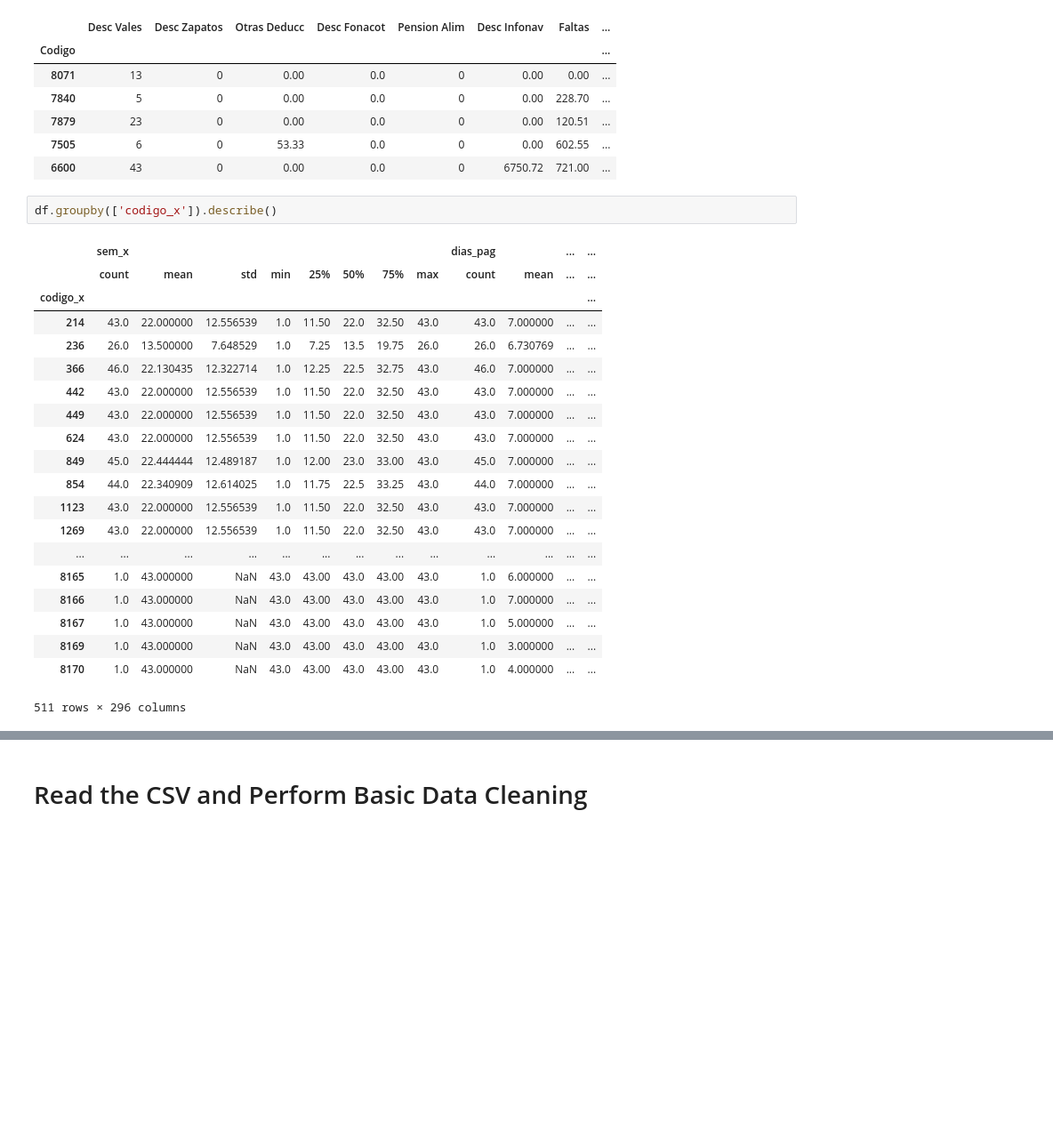
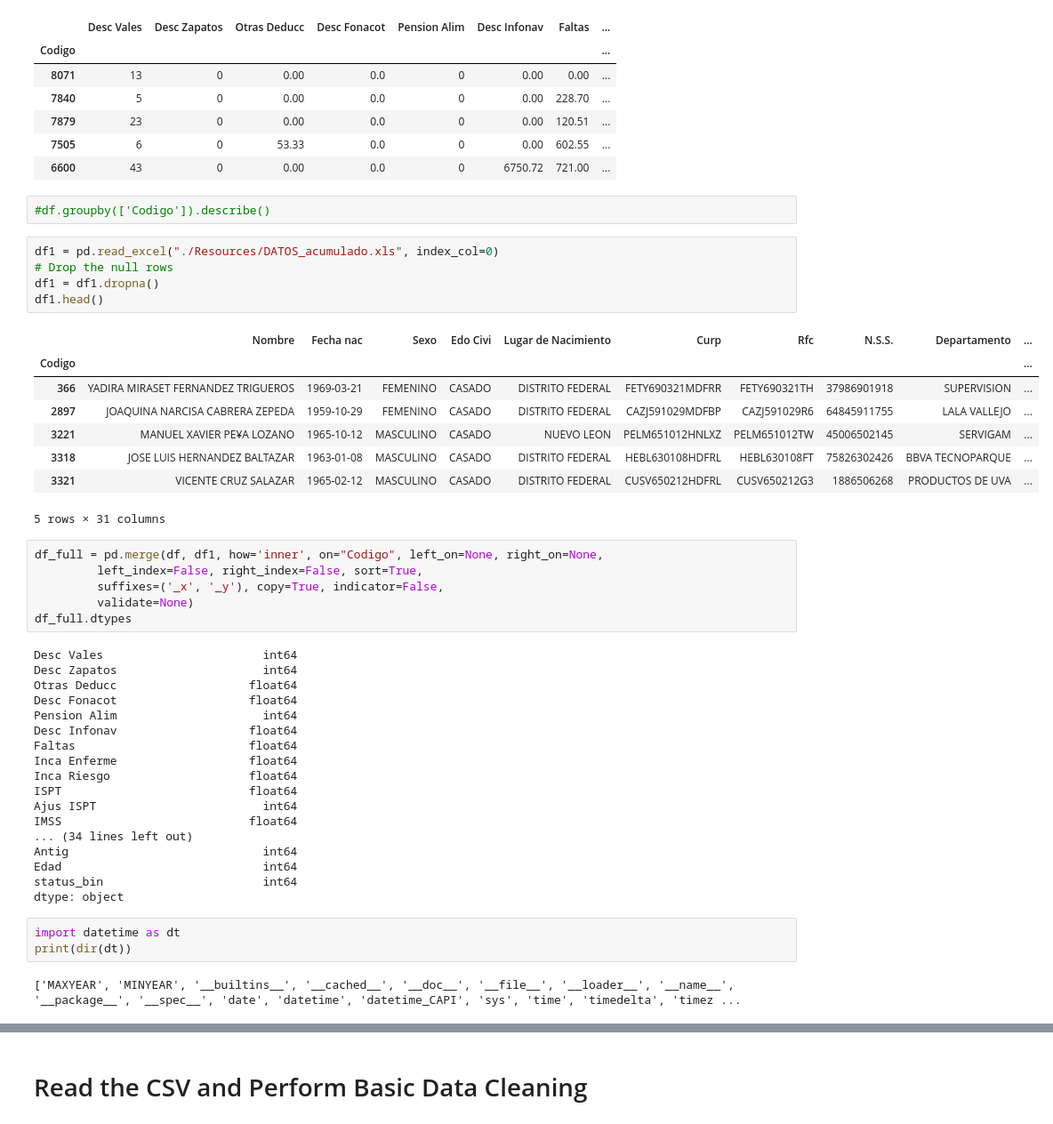
Before and after one commit to mmastermind/HR_Boost, a Jupyter notebook: HR_Boost/HR_Boost/static/scripts/Deep_learning_acumulados.ipynb, the cells around one changed output, grey strips where cells are left out. Shown: that part at 89% size. Saved outputs shown, nothing was run; the diff lists cells and outputs as text; blank space fills up the shorter version.

```diff
--- a/HR_Boost/HR_Boost/static/scripts/Deep_learning_acumulados.ipynb
+++ b/HR_Boost/HR_Boost/static/scripts/Deep_learning_acumulados.ipynb
@@ -19,26 +19,48 @@ df.head()
 | 7879 | 23 | 0 | 0.00 | 0.0 | 0 | 0.00 | 120.51 | ... |
 | 7505 | 6 | 0 | 53.33 | 0.0 | 0 | 0.00 | 602.55 | ... |
 | 6600 | 43 | 0 | 0.00 | 0.0 | 0 | 6750.72 | 721.00 | ... |
-# %%
-df.groupby(['codigo_x']).describe()
-# %% [output]
-|  | sem_x |  |  |  |  |  |  |  | dias_pag |  | ... | ... |
-|  | count | mean | std | min | 25% | 50% | 75% | max | count | mean | ... | ... |
-| codigo_x |  |  |  |  |  |  |  |  |  |  |  | ... |
-| 214 | 43.0 | 22.000000 | 12.556539 | 1.0 | 11.50 | 22.0 | 32.50 | 43.0 | 43.0 | 7.000000 | ... | ... |
-| 236 | 26.0 | 13.500000 | 7.648529 | 1.0 | 7.25 | 13.5 | 19.75 | 26.0 | 26.0 | 6.730769 | ... | ... |
-| 366 | 46.0 | 22.130435 | 12.322714 | 1.0 | 12.25 | 22.5 | 32.75 | 43.0 | 46.0 | 7.000000 | ... | ... |
-| 442 | 43.0 | 22.000000 | 12.556539 | 1.0 | 11.50 | 22.0 | 32.50 | 43.0 | 43.0 | 7.000000 | ... | ... |
-| 449 | 43.0 | 22.000000 | 12.556539 | 1.0 | 11.50 | 22.0 | 32.50 | 43.0 | 43.0 | 7.000000 | ... | ... |
-| 624 | 43.0 | 22.000000 | 12.556539 | 1.0 | 11.50 | 22.0 | 32.50 | 43.0 | 43.0 | 7.000000 | ... | ... |
-| 849 | 45.0 | 22.444444 | 12.489187 | 1.0 | 12.00 | 23.0 | 33.00 | 43.0 | 45.0 | 7.000000 | ... | ... |
-| 854 | 44.0 | 22.340909 | 12.614025 | 1.0 | 11.75 | 22.5 | 33.25 | 43.0 | 44.0 | 7.000000 | ... | ... |
-| 1123 | 43.0 | 22.000000 | 12.556539 | 1.0 | 11.50 | 22.0 | 32.50 | 43.0 | 43.0 | 7.000000 | ... | ... |
-| 1269 | 43.0 | 22.000000 | 12.556539 | 1.0 | 11.50 | 22.0 | 32.50 | 43.0 | 43.0 | 7.000000 | ... | ... |
-| ... | ... | ... | ... | ... | ... | ... | ... | ... | ... | ... | ... | ... |
-| 8165 | 1.0 | 43.000000 | NaN | 43.0 | 43.00 | 43.0 | 43.00 | 43.0 | 1.0 | 6.000000 | ... | ... |
-| 8166 | 1.0 | 43.000000 | NaN | 43.0 | 43.00 | 43.0 | 43.00 | 43.0 | 1.0 | 7.000000 | ... | ... |
-| 8167 | 1.0 | 43.000000 | NaN | 43.0 | 43.00 | 43.0 | 43.00 | 43.0 | 1.0 | 5.000000 | ... | ... |
-| 8169 | 1.0 | 43.000000 | NaN | 43.0 | 43.00 | 43.0 | 43.00 | 43.0 | 1.0 | 3.000000 | ... | ... |
-| 8170 | 1.0 | 43.000000 | NaN | 43.0 | 43.00 | 43.0 | 43.00 | 43.0 | 1.0 | 4.000000 | ... | ... |
-511 rows × 296 columns
+# %%
+#df.groupby(['Codigo']).describe()
+# %%
+df1 = pd.read_excel("./Resources/DATOS_acumulado.xls", index_col=0)
+# Drop the null rows
+df1 = df1.dropna()
+df1.head()
+# %% [output]
+|  | Nombre | Fecha nac | Sexo | Edo Civi | Lugar de Nacimiento | Curp | Rfc | N.S.S. | Departamento | ... |
+| Codigo |  |  |  |  |  |  |  |  |  | ... |
+| 366 | YADIRA MIRASET FERNANDEZ TRIGUEROS | 1969-03-21 | FEMENINO | CASADO | DISTRITO FEDERAL | FETY690321MDFRR | FETY690321TH | 37986901918 | SUPERVISION | ... |
+| 2897 | JOAQUINA NARCISA CABRERA ZEPEDA | 1959-10-29 | FEMENINO | CASADO | DISTRITO FEDERAL | CAZJ591029MDFBP | CAZJ591029R6 | 64845911755 | LALA VALLEJO | ... |
+| 3221 | MANUEL XAVIER PE¥A LOZANO | 1965-10-12 | MASCULINO | CASADO | NUEVO LEON | PELM651012HNLXZ | PELM651012TW | 45006502145 | SERVIGAM | ... |
+| 3318 | JOSE LUIS HERNANDEZ BALTAZAR | 1963-01-08 | MASCULINO | CASADO | DISTRITO FEDERAL | HEBL630108HDFRL | HEBL630108FT | 75826302426 | BBVA TECNOPARQUE | ... |
+| 3321 | VICENTE CRUZ SALAZAR | 1965-02-12 | MASCULINO | CASADO | DISTRITO FEDERAL | CUSV650212HDFRL | CUSV650212G3 | 1886506268 | PRODUCTOS DE UVA | ... |
+5 rows × 31 columns
+# %%
+df_full = pd.merge(df, df1, how='inner', on="Codigo", left_on=None, right_on=None,
+         left_index=False, right_index=False, sort=True,
+         suffixes=('_x', '_y'), copy=True, indicator=False,
+         validate=None)
+df_full.dtypes
+# %% [output]
+Desc Vales                       int64
+Desc Zapatos                     int64
+Otras Deducc                   float64
+Desc Fonacot                   float64
+Pension Alim                     int64
+Desc Infonav                   float64
+Faltas                         float64
+Inca Enferme                   float64
+Inca Riesgo                    float64
+ISPT                           float64
+Ajus ISPT                        int64
+IMSS                           float64
+... (34 lines left out)
+Antig                            int64
+Edad                             int64
+status_bin                       int64
+dtype: object
+# %%
+import datetime as dt
+print(dir(dt))
+# %% [output]
+['MAXYEAR', 'MINYEAR', '__builtins__', '__cached__', '__doc__', '__file__', '__loader__', '__name__', '__package__', '__spec__', 'date', 'datetime', 'datetime_CAPI', 'sys', 'time', 'timedelta', 'timez ...
```
Also changed, not shown: parts of 34 cells of this notebook, 2 other files.
